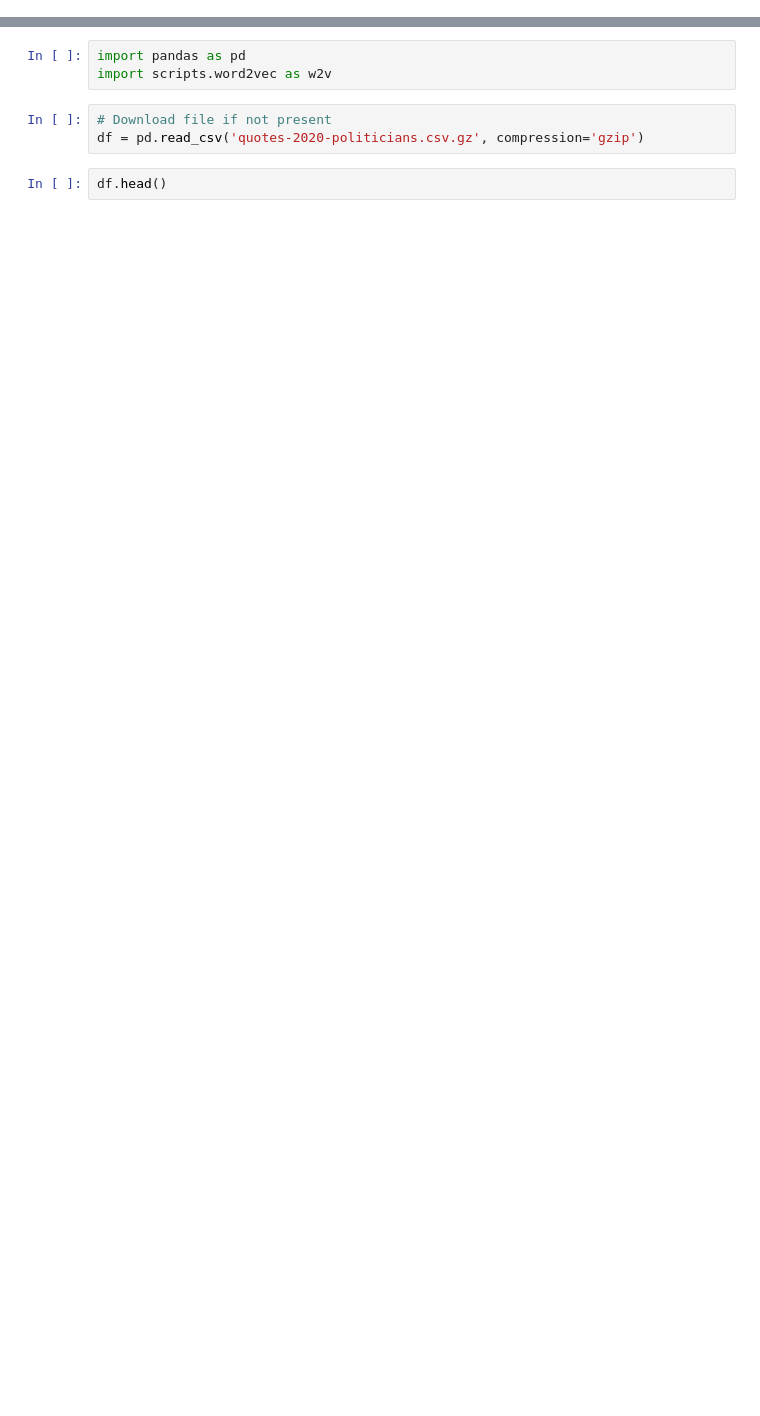
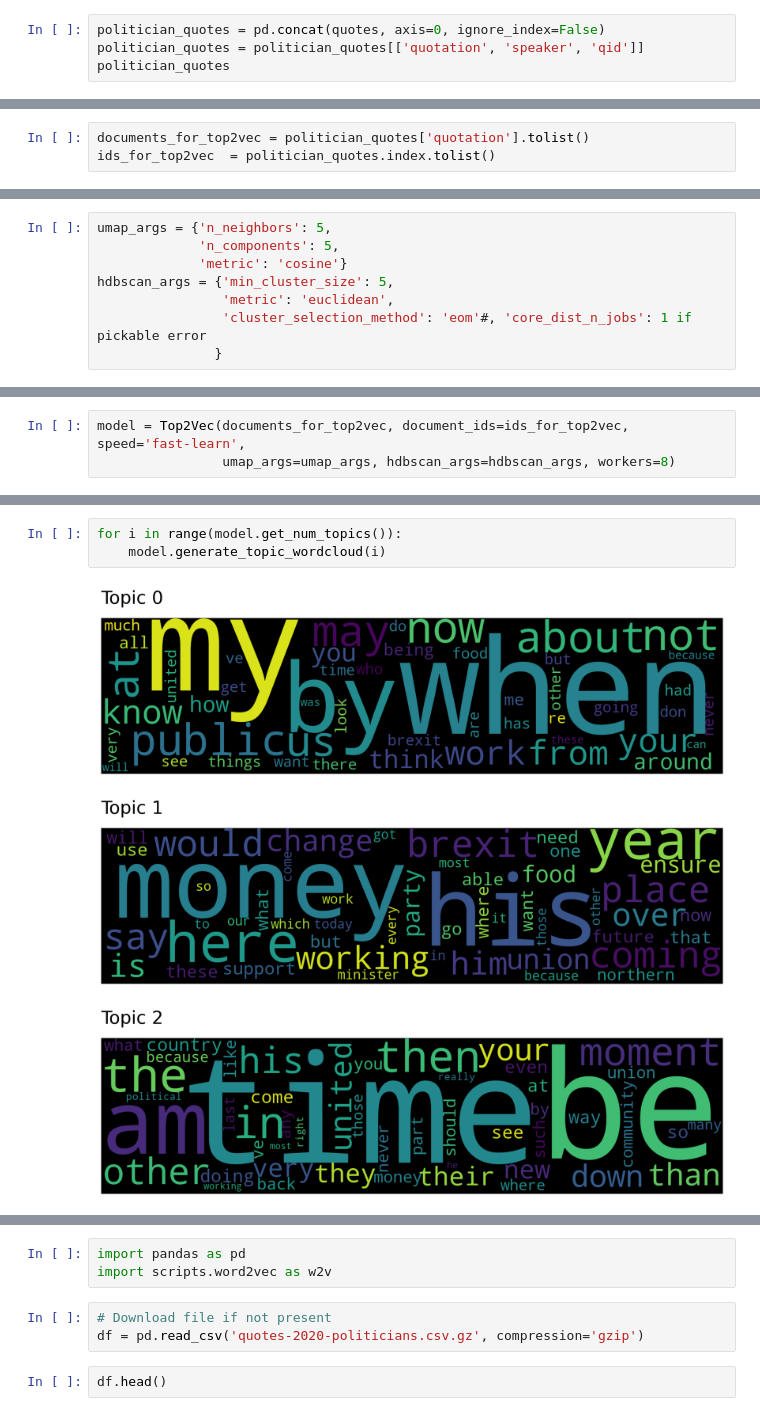
Before and after one commit to epfl-ada/ada-2021-project-wranglingguys, a Jupyter notebook: milestone2.ipynb, the cells around one changed output, grey strips where cells are left out. Cells and saved outputs as stored; diff of their text form; blank space fills up the shorter version.

```diff
--- a/milestone2.ipynb
+++ b/milestone2.ipynb
@@ -0,0 +10,4 @@
+# %%
+politician_quotes = pd.concat(quotes, axis=0, ignore_index=False)
+politician_quotes = politician_quotes[['quotation', 'speaker', 'qid']]
+politician_quotes
@@ -0,0 +53,3 @@
+# %%
+documents_for_top2vec = politician_quotes['quotation'].tolist()
+ids_for_top2vec  = politician_quotes.index.tolist()
@@ -0,0 +58,8 @@
+# %%
+umap_args = {'n_neighbors': 5,
+             'n_components': 5,
+             'metric': 'cosine'}
+hdbscan_args = {'min_cluster_size': 5,
+                'metric': 'euclidean',
+                'cluster_selection_method': 'eom'#, 'core_dist_n_jobs': 1 if pickable error
+               }
@@ -0,0 +70,3 @@
+# %%
+model = Top2Vec(documents_for_top2vec, document_ids=ids_for_top2vec, speed='fast-learn',
+                umap_args=umap_args, hdbscan_args=hdbscan_args, workers=8)
@@ -0,0 +91,7 @@
+# %%
+for i in range(model.get_num_topics()):
+    model.generate_topic_wordcloud(i)
+# %% [output]
+[figure, added]
+[figure, added]
+[figure, added]
```
Also changed, not shown: parts of 32 cells of this notebook.
